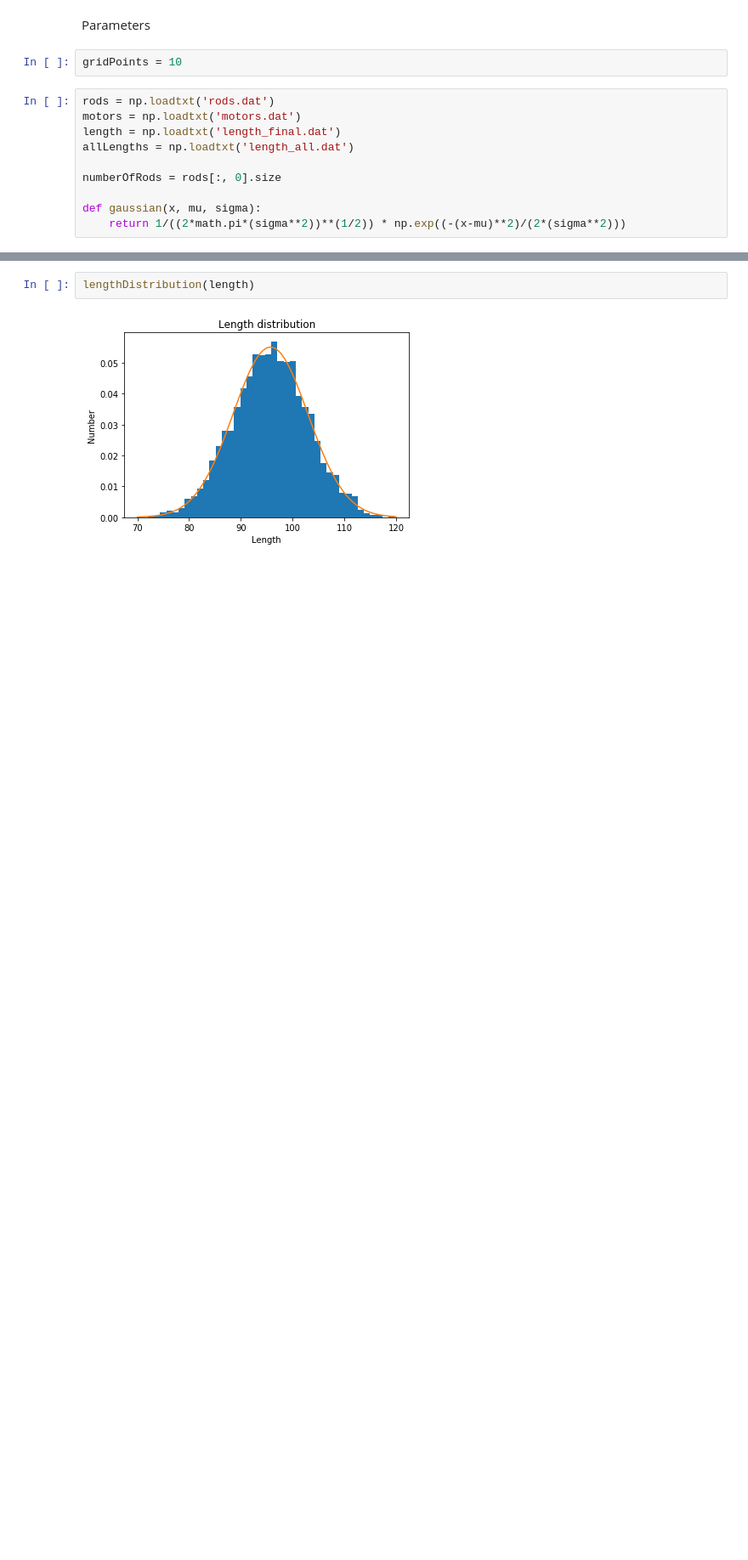
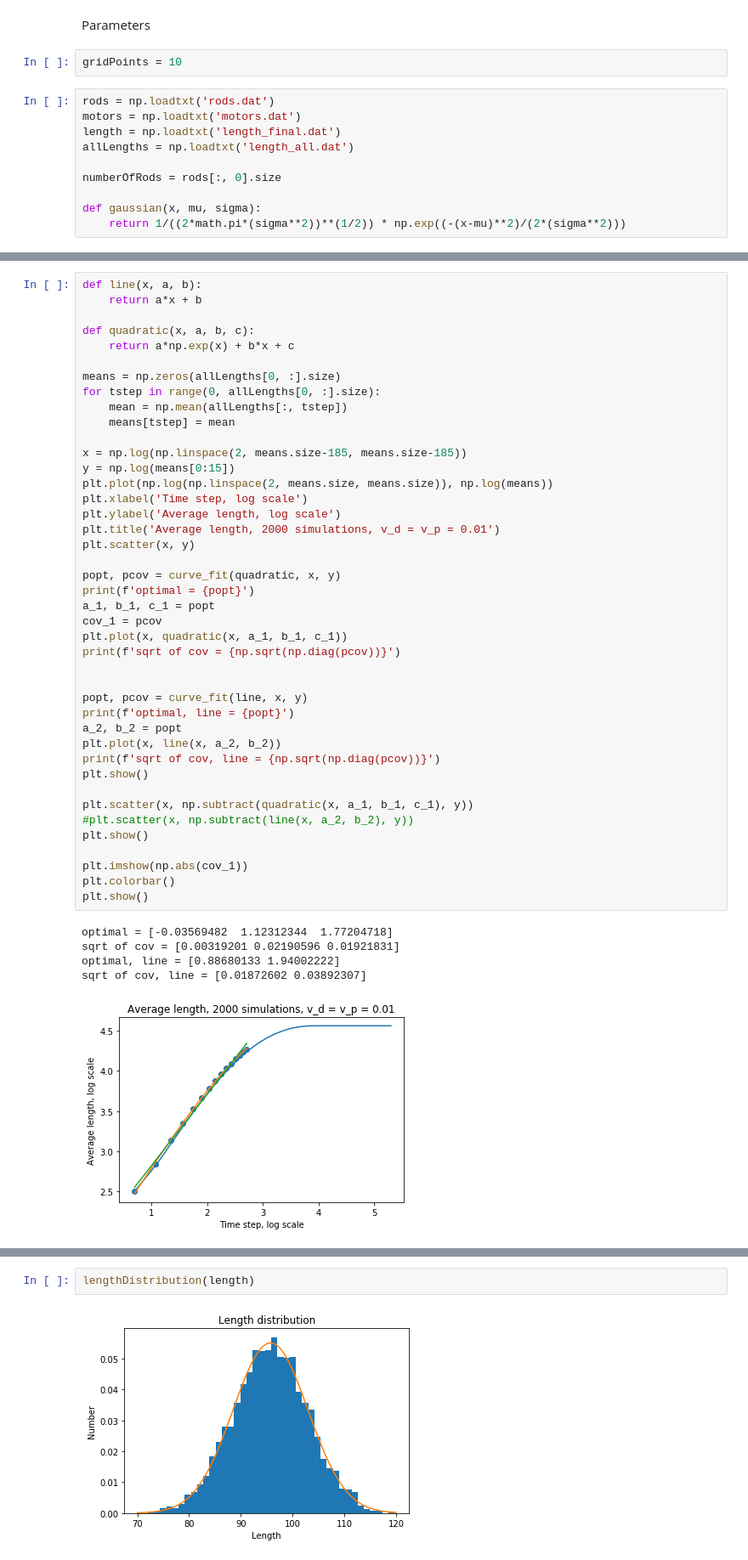
Before and after one commit to Terasuki/UG-PX402-ActiveMatter-2022-23, a Jupyter notebook: graphs.ipynb, the cells around one changed output, grey strips where cells are left out. Shown: that part at 85% size. Cells and saved outputs as stored; diff of their text form; blank space fills up the shorter version.

```diff
--- a/graphs.ipynb
+++ b/graphs.ipynb
@@ -107,0 +130,48 @@ def averageLengthEvolution(allLengths):
+# %%
+def line(x, a, b):
+    return a*x + b
+
+def quadratic(x, a, b, c):
+    return a*np.exp(x) + b*x + c
+
+means = np.zeros(allLengths[0, :].size)
+for tstep in range(0, allLengths[0, :].size):
+    mean = np.mean(allLengths[:, tstep])
+    means[tstep] = mean
+
+x = np.log(np.linspace(2, means.size-185, means.size-185))
+y = np.log(means[0:15])
+plt.plot(np.log(np.linspace(2, means.size, means.size)), np.log(means))
+plt.xlabel('Time step, log scale')
+plt.ylabel('Average length, log scale')
+plt.title('Average length, 2000 simulations, v_d = v_p = 0.01')
+plt.scatter(x, y)
+
+popt, pcov = curve_fit(quadratic, x, y)
+print(f'optimal = {popt}')
+a_1, b_1, c_1 = popt
+cov_1 = pcov
+plt.plot(x, quadratic(x, a_1, b_1, c_1))
+print(f'sqrt of cov = {np.sqrt(np.diag(pcov))}')
+
+
+popt, pcov = curve_fit(line, x, y)
+print(f'optimal, line = {popt}')
+a_2, b_2 = popt
+plt.plot(x, line(x, a_2, b_2))
+print(f'sqrt of cov, line = {np.sqrt(np.diag(pcov))}')
+plt.show()
+
+plt.scatter(x, np.subtract(quadratic(x, a_1, b_1, c_1), y))
+#plt.scatter(x, np.subtract(line(x, a_2, b_2), y))
+plt.show()
+
+plt.imshow(np.abs(cov_1))
+plt.colorbar()
+plt.show()
+# %% [output]
+optimal = [-0.03569482  1.12312344  1.77204718]
+sqrt of cov = [0.00319201 0.02190596 0.01921831]
+optimal, line = [0.88680133 1.94002222]
+sqrt of cov, line = [0.01872602 0.03892307]
+[figure, added]
```
Also changed, not shown: parts of 11 cells of this notebook, 1 other file.
